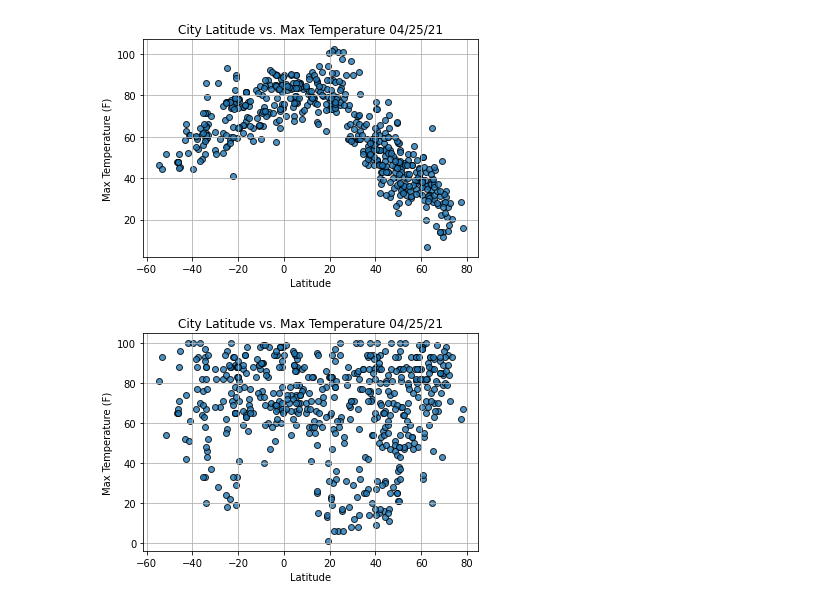
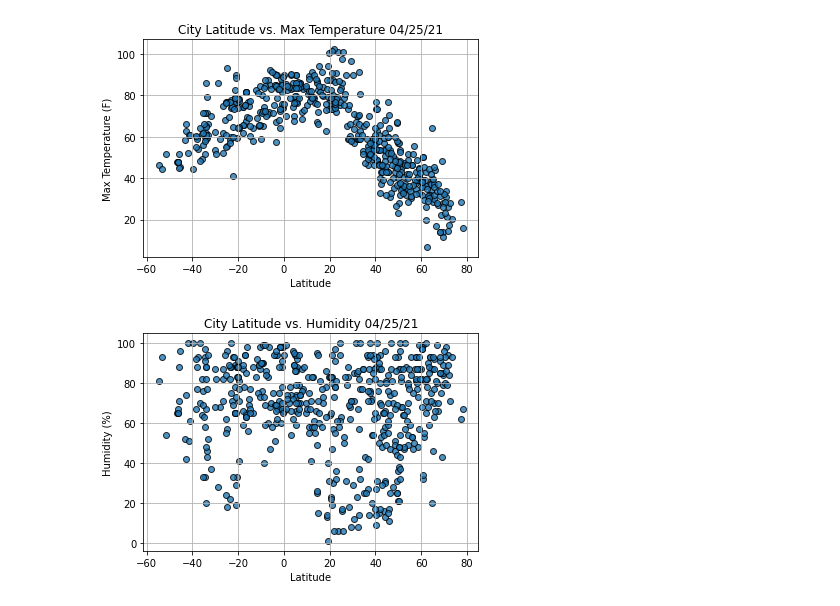
Before and after one commit to aaronsond/World_Weather_Analysis, a Jupyter notebook: WeatherPy.ipynb, the cells around one changed output. Cells and saved outputs as stored; diff of their text form; code cells hidden in the pictures.

Commit message:
Final commit for Module 6

```diff
--- a/WeatherPy.ipynb
+++ b/WeatherPy.ipynb
@@ -138,5 +140,5 @@ city_data_df.head(10)
 # %%
 new_column_order = ["City", "Country", "Date", "Lat", "Lng", "Max Temp", "Humidity", "Cloudiness", "Wind Speed"]
 
-city_data_order_df = city_data_df[new_column_order]
+city_data_df = city_data_df[new_column_order]
 # %%
@@ -190,25 +192,20 @@ plt.show()
 # %% [output]
 [figure]
 # %%
-# Import time module
-import time
-
-# Build the scatter plot for latitude vs. max temperature.
+# Build the scatter plots for latitude vs. humidity.
 plt.scatter(lats,
             humidity,
             edgecolor="black", linewidths=1, marker="o",
             alpha=0.8, label="Cities")
 
 # Incorporate the other graph properties.
-plt.title(f"City Latitude vs. Max Temperature "+ time.strftime("%x"))
-plt.ylabel("Max Temperature (F)")
+plt.title(f"City Latitude vs. Humidity "+ time.strftime("%x"))
+plt.ylabel("Humidity (%)")
 plt.xlabel("Latitude")
 plt.grid(True)
-
 # Save the figure.
-plt.savefig("weather_data/Fig1.png")
-
+plt.savefig("weather_data/Fig2.png")
 # Show plot.
 plt.show()
 # %% [output]
-[figure, old version]
+[figure, new version]
```
Also changed, not shown: parts of 16 cells of this notebook, 15 other files.
